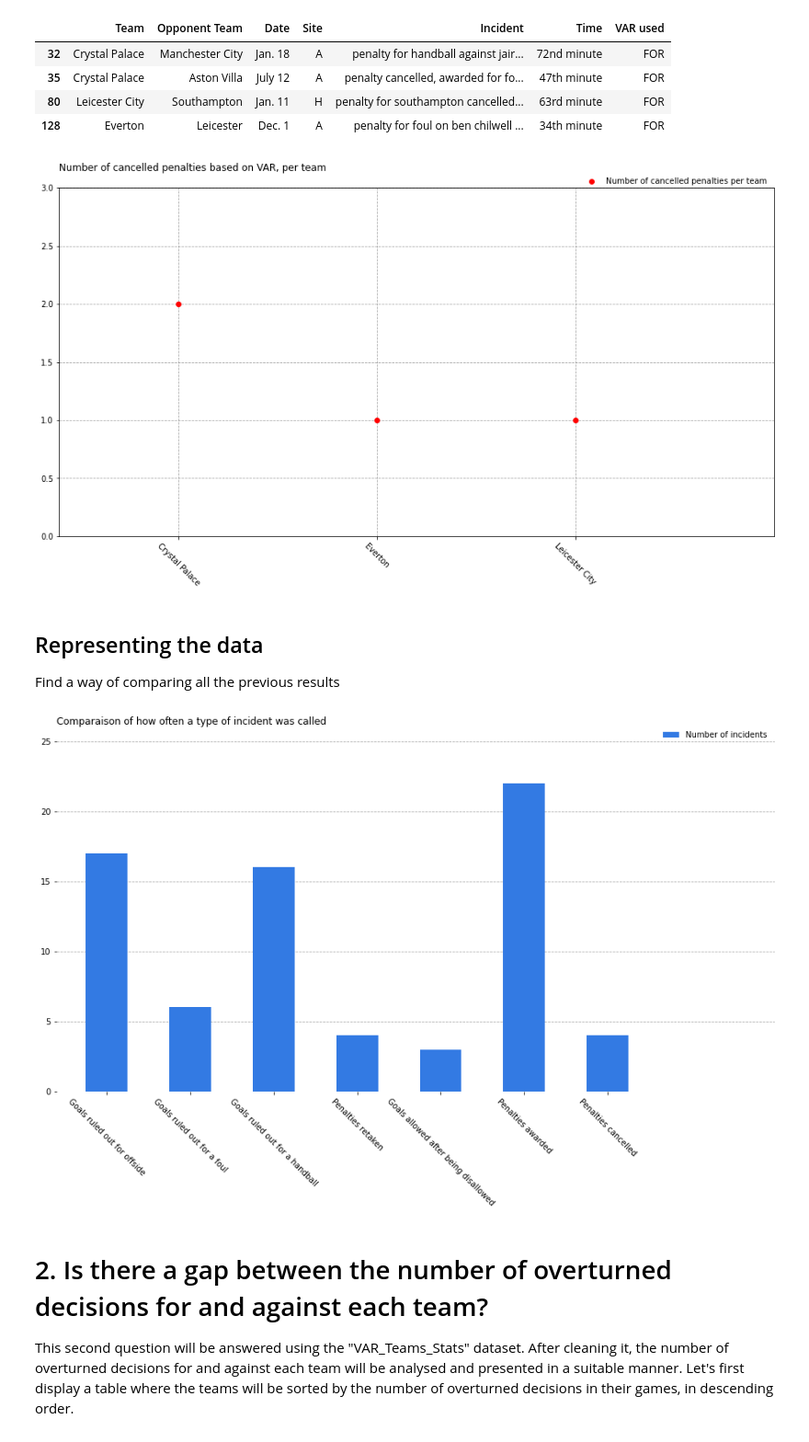
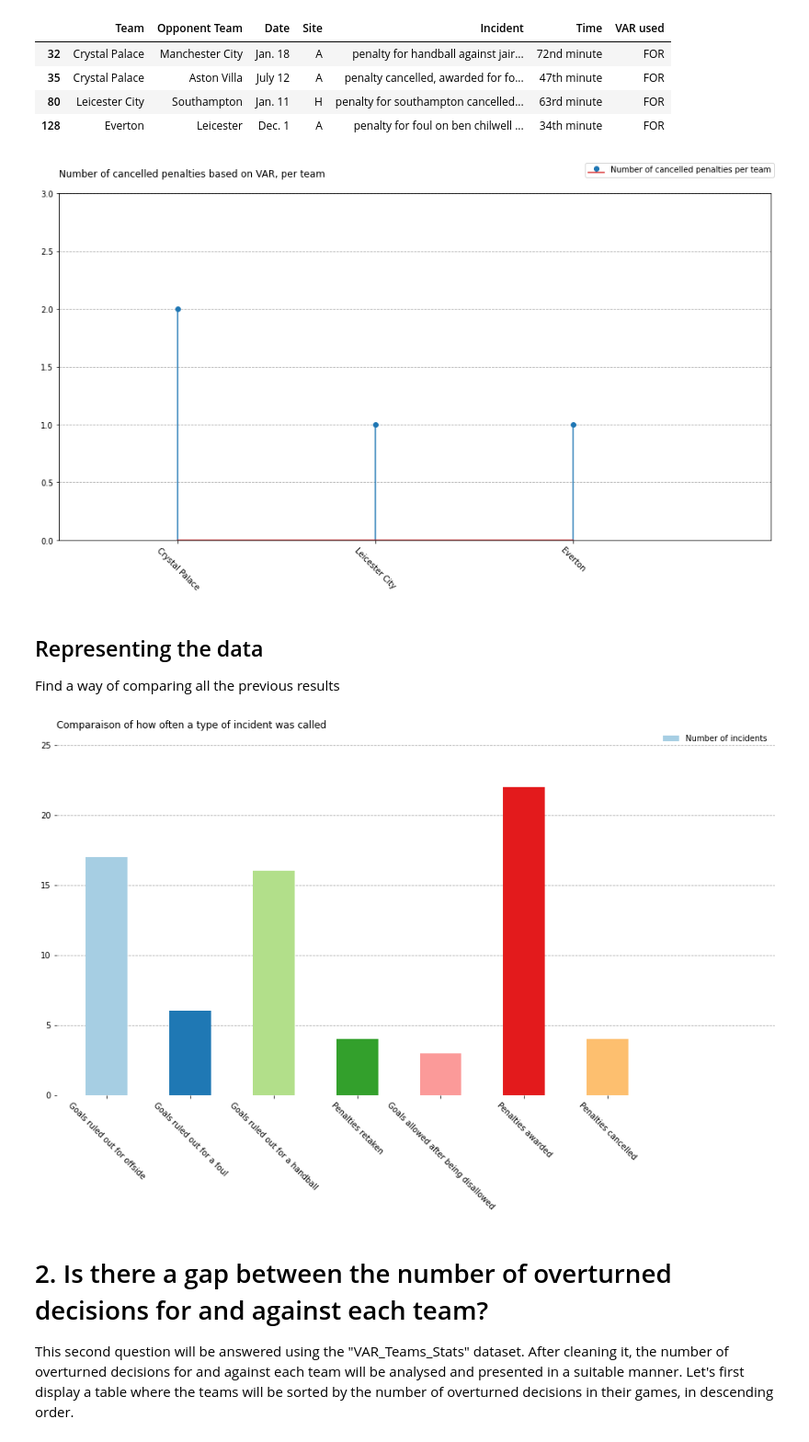
Before and after one commit to julelia/DataMadness, a Jupyter notebook: Data Madness.ipynb, the cells around one changed output. Shown at 92% size. Cells and saved outputs as stored; diff of their text form; code cells hidden in the pictures.

```diff
--- a/Data Madness.ipynb
+++ b/Data Madness.ipynb
@@ -369,28 +420,34 @@ penalties_cancelled
 | 80 | Leicester City | Southampton | Jan. 11 | H | penalty for southampton cancelled... | 63rd minute | FOR |
 | 128 | Everton | Leicester | Dec. 1 | A | penalty for foul on ben chilwell ... | 34th minute | FOR |
 # %%
+# list with the number of incidents per team
 nbr_incidents_per_team = penalties_cancelled.pivot_table(index=['Team'], aggfunc='size');
 
+# Preparing the plot layout
 fig, ax = plt.subplots(1, figsize=(16, 8))
-plt.plot(nbr_incidents_per_team, 'ro')
 plt.xlim(-0.6, 3)
 plt.ylim(0, 3)
+
+plt.stem(nbr_incidents_per_team, use_line_collection = True)
+
+# labels for x-tick, in order to have a better view of which team had the most incidents occur
+labels = penalties_cancelled['Team']
+xlabels = list(dict.fromkeys(labels))
 
 # grid
 ax.set_axisbelow(True)
 ax.yaxis.grid(color='gray', linestyle='dashed', alpha=0.7)
-ax.xaxis.grid(color='gray', linestyle='dashed', alpha=0.7)
 
 # x tick
-plt.xticks(rotation=-45);
+plt.xticks(range(0,len(xlabels)),xlabels, rotation=-45);
 
 # title and legend
 legend_label = ['Number of cancelled penalties per team']
-plt.legend(legend_label, ncol = 4, bbox_to_anchor=([1, 1.05, 0, 0]), frameon = False)
+plt.legend(legend_label, ncol = 4, bbox_to_anchor=([1.01, 1.1, 0, 0]), frameon = True)
 plt.title('Number of cancelled penalties based on VAR, per team\n', loc='left')
 plt.show()
 # %% [output]
-[figure, old version]
+[figure, new version]
 # %% [markdown]
 ## Representing the data
 
@@ -415,35 +472,35 @@ result_df = pd.DataFrame(my_dict)
 result_df
 
 
 fig, ax = plt.subplots(1, figsize=(16, 8))
 
-plt.bar(result_df.index, result_df['VAR_USED'], color = '#337AE3', width =0.5)
+plt.bar(result_df.index, result_df['VAR_USED'], color=plt.cm.Paired(np.arange(len(result_df))), width =0.5)
 
 # x and y limits
 plt.xlim(-0.6, 8)
 plt.ylim(0, 25)
 
 # remove spines
 ax.spines['right'].set_visible(False)
 ax.spines['left'].set_visible(False)
 ax.spines['top'].set_visible(False)
 ax.spines['bottom'].set_visible(False)
 
 #grid
 ax.set_axisbelow(True)
 ax.yaxis.grid(color='gray', linestyle='dashed', alpha=0.7)
 
 # x ticks
 xticks_labels = ['Goals ruled out for offside', 'Goals ruled out for a foul', 'Goals ruled out for a handball', 'Penalties retaken', 'Goals allowed after being disallowed', 'Penalties awarded', 'Penalties cancelled']
 plt.xticks(result_df.index , labels = xticks_labels , rotation=-45)
 
 # title and legend
 legend_label = ['Number of incidents']
 plt.legend(legend_label, ncol = 4, bbox_to_anchor=([1, 1.05, 0, 0]), frameon = False)
 plt.title('Comparaison of how often a type of incident was called\n', loc='left')
 plt.show()
 # %% [output]
-[figure, old version]
+[figure, new version]
 # %% [markdown]
 # 2. Is there a gap between the number of overturned decisions for and against each team?
 
```
Also changed, not shown: parts of 6 cells of this notebook.
